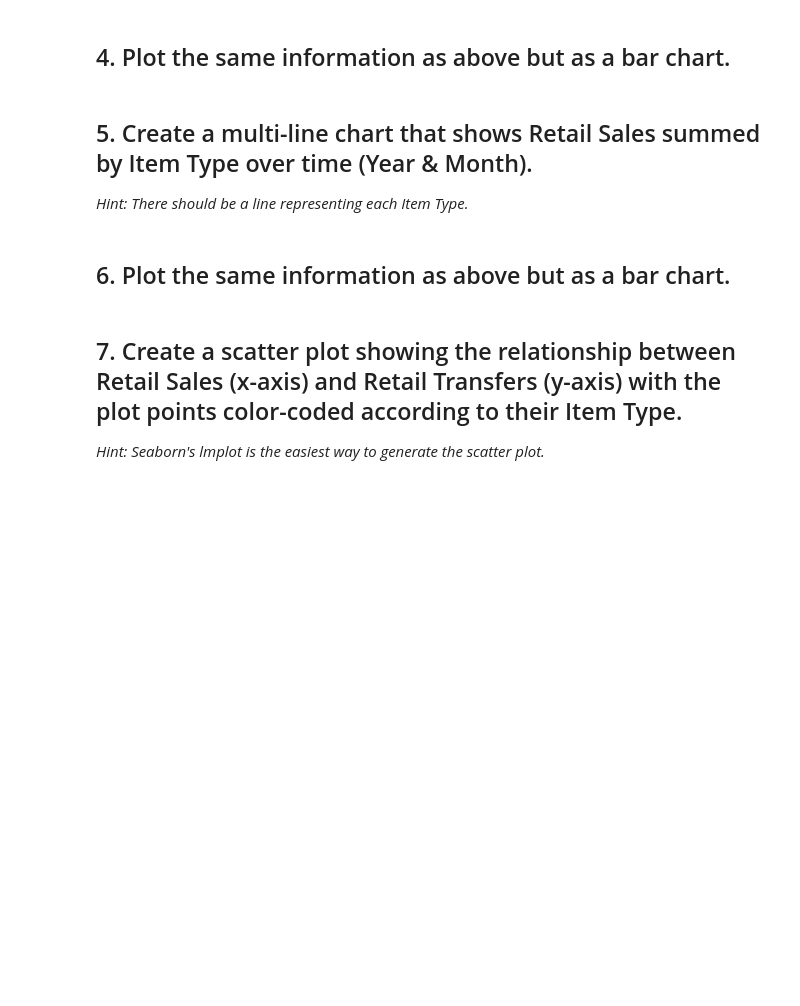
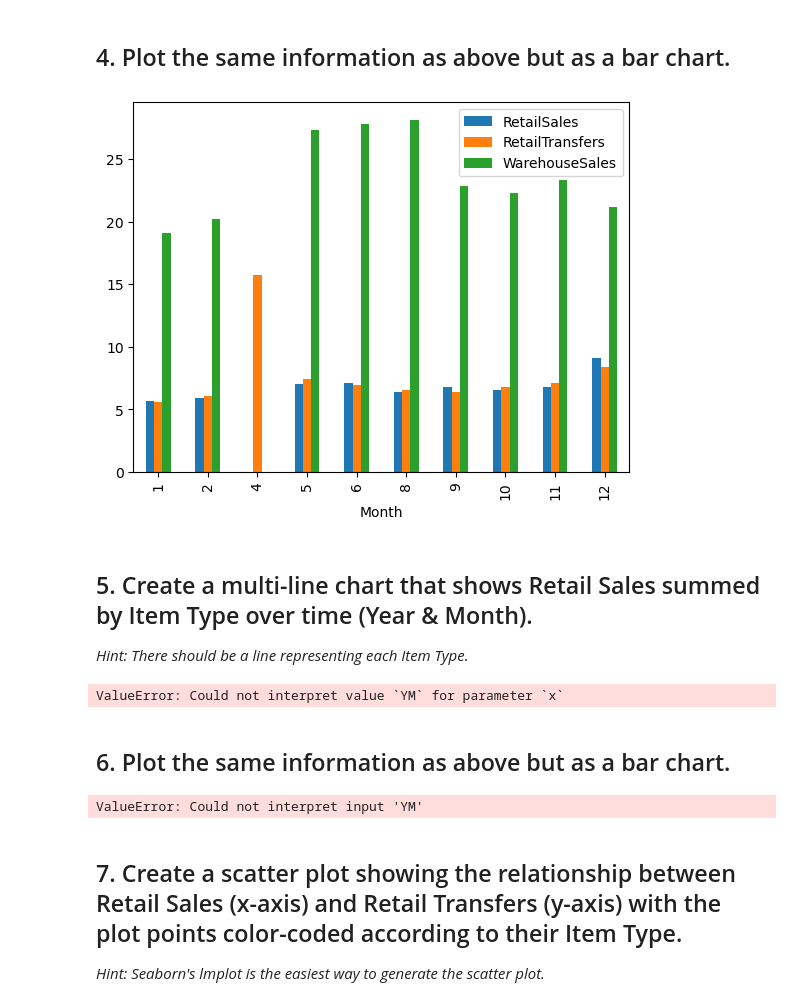
Before and after one commit to moldypeaches/DAFT_0410, a Jupyter notebook: module_2/Lab_2_ Plotting-Multiple-Data-Series/main.ipynb, the cells around one changed output. Cells and saved outputs as stored; diff of their text form; code cells hidden in the pictures; blank space fills up the shorter version.

```diff
--- a/module_2/Lab_2_ Plotting-Multiple-Data-Series/main.ipynb
+++ b/module_2/Lab_2_ Plotting-Multiple-Data-Series/main.ipynb
@@ -64,5 +85,9 @@ TypeError: sort_values() got an unexpected keyword argument 'by'
 # %% [markdown]
 ## 4. Plot the same information as above but as a bar chart.
+# %%
+monthly.plot.bar();
+# %% [output]
+[figure, added]
 # %% [markdown]
 ## 5. Create a multi-line chart that shows Retail Sales summed by Item Type over time (Year & Month).
 
@@ -70,5 +98,16 @@ TypeError: sort_values() got an unexpected keyword argument 'by'
+# %%
+sns.set(rc={'figure.figsize':(16,8)})
+sns.lineplot(df=df, x ='YM', y = 'RetailSales', hue='ItemType');
+# %% [output]
+ValueError: Could not interpret value `YM` for parameter `x`
 # %% [markdown]
 ## 6. Plot the same information as above but as a bar chart.
+# %%
+
+sns.set(rc={'figure.figsize':(14,8)})
+sns.barplot(df=df, x ='YM', y = 'RetailSales', hue='ItemType');
+# %% [output]
+ValueError: Could not interpret input 'YM'
 # %% [markdown]
 ## 7. Create a scatter plot showing the relationship between Retail Sales (x-axis) and Retail Transfers (y-axis) with the plot points color-coded according to their Item Type.
 
```
Also changed, not shown: parts of 11 cells of this notebook.
